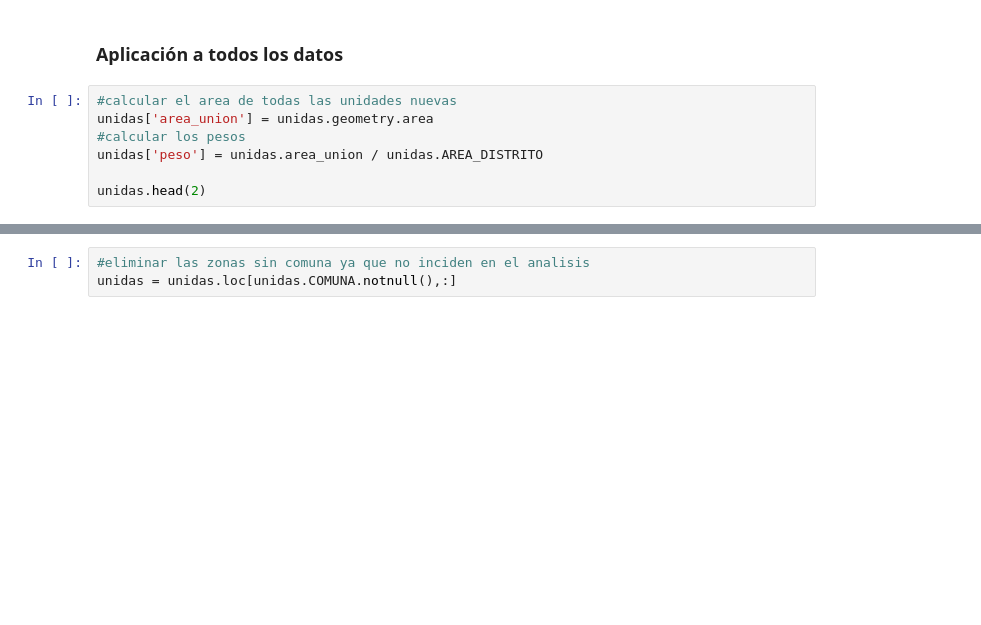
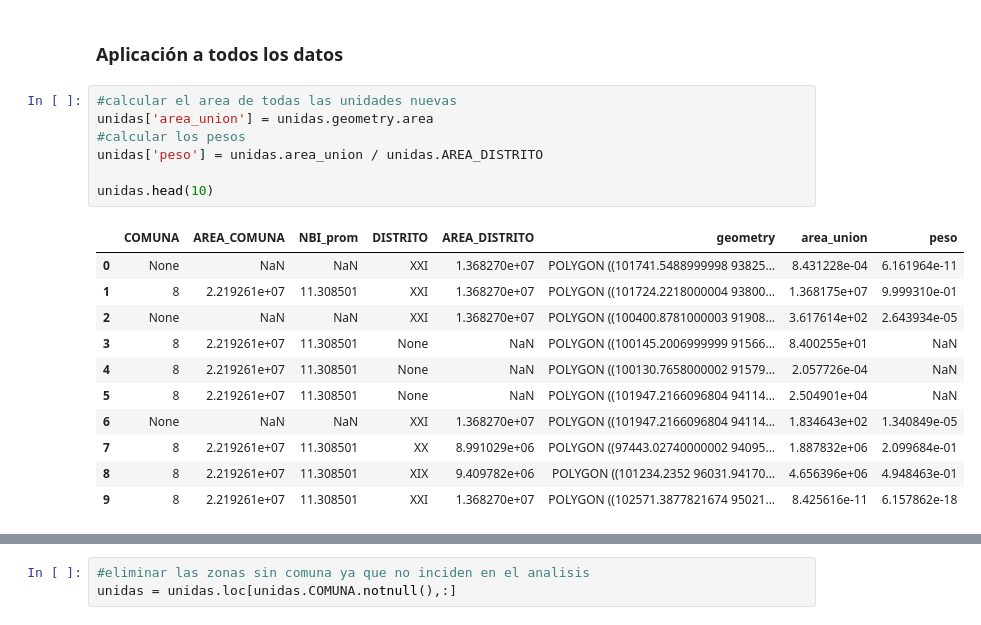
Before and after one commit to alephcero/analisis_espacial_python, a Jupyter notebook: clase_4/lab04_unidades_espaciales.ipynb, the cells around one changed output, grey strips where cells are left out. Drawn from its saved outputs; the diff is of its cells as text; blank space fills up the shorter version.

```diff
--- a/clase_4/lab04_unidades_espaciales.ipynb
+++ b/clase_4/lab04_unidades_espaciales.ipynb
@@ -130,10 +253,22 @@ com.loc[com.COMUNA.isin(['4','3','5']),['COMUNA','NBI_prom']]
 # %%
 #calcular el area de todas las unidades nuevas
 unidas['area_union'] = unidas.geometry.area
 #calcular los pesos
 unidas['peso'] = unidas.area_union / unidas.AREA_DISTRITO
 
-unidas.head(2)
+unidas.head(10)
+# %% [output]
+|  | COMUNA | AREA_COMUNA | NBI_prom | DISTRITO | AREA_DISTRITO | geometry | area_union | peso |
+| 0 | None | NaN | NaN | XXI | 1.368270e+07 | POLYGON ((101741.5488999998 93825... | 8.431228e-04 | 6.161964e-11 |
+| 1 | 8 | 2.219261e+07 | 11.308501 | XXI | 1.368270e+07 | POLYGON ((101724.2218000004 93800... | 1.368175e+07 | 9.999310e-01 |
+| 2 | None | NaN | NaN | XXI | 1.368270e+07 | POLYGON ((100400.8781000003 91908... | 3.617614e+02 | 2.643934e-05 |
+| 3 | 8 | 2.219261e+07 | 11.308501 | None | NaN | POLYGON ((100145.2006999999 91566... | 8.400255e+01 | NaN |
+| 4 | 8 | 2.219261e+07 | 11.308501 | None | NaN | POLYGON ((100130.7658000002 91579... | 2.057726e-04 | NaN |
+| 5 | 8 | 2.219261e+07 | 11.308501 | None | NaN | POLYGON ((101947.2166096804 94114... | 2.504901e+04 | NaN |
+| 6 | None | NaN | NaN | XXI | 1.368270e+07 | POLYGON ((101947.2166096804 94114... | 1.834643e+02 | 1.340849e-05 |
+| 7 | 8 | 2.219261e+07 | 11.308501 | XX | 8.991029e+06 | POLYGON ((97443.02740000002 94095... | 1.887832e+06 | 2.099684e-01 |
+| 8 | 8 | 2.219261e+07 | 11.308501 | XIX | 9.409782e+06 | POLYGON ((101234.2352 96031.94170... | 4.656396e+06 | 4.948463e-01 |
+| 9 | 8 | 2.219261e+07 | 11.308501 | XXI | 1.368270e+07 | POLYGON ((102571.3877821674 95021... | 8.425616e-11 | 6.157862e-18 |
 # %%
 #explorar los pesos de las areas que no tienen comuna: todos son muy pequeños cercanos a 0
 unidas.loc[(unidas.COMUNA.isnull()),'peso'].describe()
```
Also changed, not shown: parts of 28 cells of this notebook, 1 other file.
